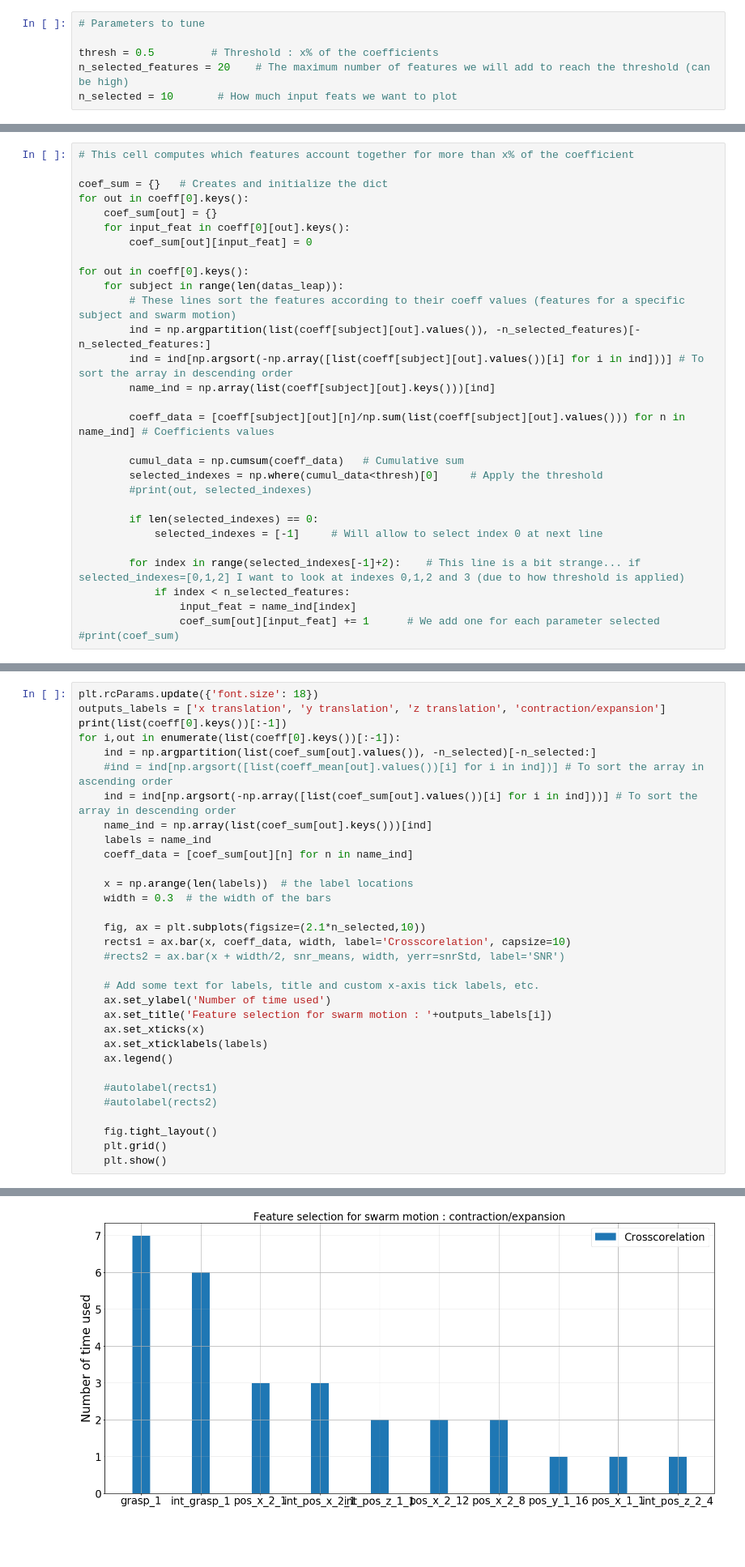
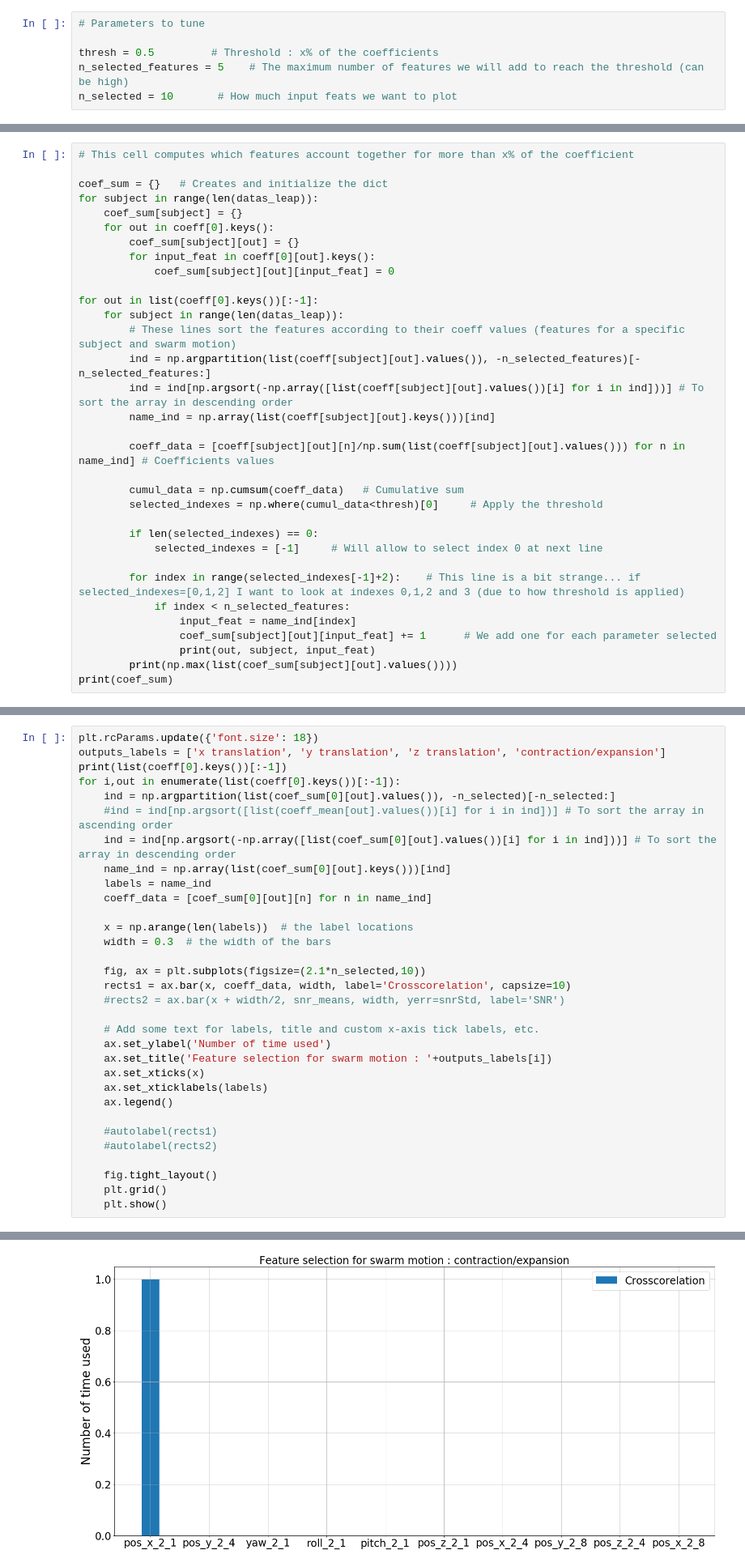
Before and after one commit to LudovicDeMatteis/EPFL_figures_notebook, a Jupyter notebook: notebooks/Pilot_data_analysis.ipynb, the cells around one changed output, grey strips where cells are left out. Shown at 81% size. Saved outputs shown, nothing was run; the diff lists cells and outputs as text; blank space fills up the shorter version.

```diff
--- a/notebooks/Pilot_data_analysis.ipynb
+++ b/notebooks/Pilot_data_analysis.ipynb
@@ -77,5 +77,5 @@ def multipage(filename, figs=None, dpi=200):
 # Parameters to tune
 
 thresh = 0.5         # Threshold : x% of the coefficients
-n_selected_features = 20    # The maximum number of features we will add to reach the threshold (can be high)
+n_selected_features = 5    # The maximum number of features we will add to reach the threshold (can be high)
 n_selected = 10       # How much input feats we want to plot
@@ -83,12 +91,14 @@ n_selected = 10       # How much input feats we want to plot
 # This cell computes which features account together for more than x% of the coefficient
 
 coef_sum = {}   # Creates and initialize the dict
-for out in coeff[0].keys():
-    coef_sum[out] = {}
-    for input_feat in coeff[0][out].keys():
-        coef_sum[out][input_feat] = 0
+for subject in range(len(datas_leap)):
+    coef_sum[subject] = {}
+    for out in coeff[0].keys():
+        coef_sum[subject][out] = {}
+        for input_feat in coeff[0][out].keys():
+            coef_sum[subject][out][input_feat] = 0
 
-for out in coeff[0].keys():
+for out in list(coeff[0].keys())[:-1]:
     for subject in range(len(datas_leap)):
         # These lines sort the features according to their coeff values (features for a specific subject and swarm motion)
         ind = np.argpartition(list(coeff[subject][out].values()), -n_selected_features)[-n_selected_features:]
@@ -99,7 +109,6 @@ for out in coeff[0].keys():
 
         cumul_data = np.cumsum(coeff_data)   # Cumulative sum
         selected_indexes = np.where(cumul_data<thresh)[0]     # Apply the threshold
-        #print(out, selected_indexes)
 
         if len(selected_indexes) == 0:
             selected_indexes = [-1]     # Will allow to select index 0 at next line
@@ -107,5 +116,7 @@ for out in coeff[0].keys():
         for index in range(selected_indexes[-1]+2):    # This line is a bit strange... if selected_indexes=[0,1,2] I want to look at indexes 0,1,2 and 3 (due to how threshold is applied)
             if index < n_selected_features:
                 input_feat = name_ind[index]
-                coef_sum[out][input_feat] += 1      # We add one for each parameter selected
-#print(coef_sum)
+                coef_sum[subject][out][input_feat] += 1      # We add one for each parameter selected
+                print(out, subject, input_feat)
+        print(np.max(list(coef_sum[subject][out].values())))
+print(coef_sum)
@@ -114,12 +143,12 @@ plt.rcParams.update({'font.size': 18})
 outputs_labels = ['x translation', 'y translation', 'z translation', 'contraction/expansion']
 print(list(coeff[0].keys())[:-1])
 for i,out in enumerate(list(coeff[0].keys())[:-1]):
-    ind = np.argpartition(list(coef_sum[out].values()), -n_selected)[-n_selected:]
+    ind = np.argpartition(list(coef_sum[0][out].values()), -n_selected)[-n_selected:]
     #ind = ind[np.argsort([list(coeff_mean[out].values())[i] for i in ind])] # To sort the array in ascending order
-    ind = ind[np.argsort(-np.array([list(coef_sum[out].values())[i] for i in ind]))] # To sort the array in descending order
-    name_ind = np.array(list(coef_sum[out].keys()))[ind]
+    ind = ind[np.argsort(-np.array([list(coef_sum[0][out].values())[i] for i in ind]))] # To sort the array in descending order
+    name_ind = np.array(list(coef_sum[0][out].keys()))[ind]
     labels = name_ind
-    coeff_data = [coef_sum[out][n] for n in name_ind]
+    coeff_data = [coef_sum[0][out][n] for n in name_ind]
 
     x = np.arange(len(labels))  # the label locations
     width = 0.3  # the width of the bars
@@ -149,2 +178,2 @@ for i,out in enumerate(list(coeff[0].keys())[:-1]):
-[figure, old version]
+[figure, new version]
 # %%
```
Also changed, not shown: parts of 5 cells of this notebook.
